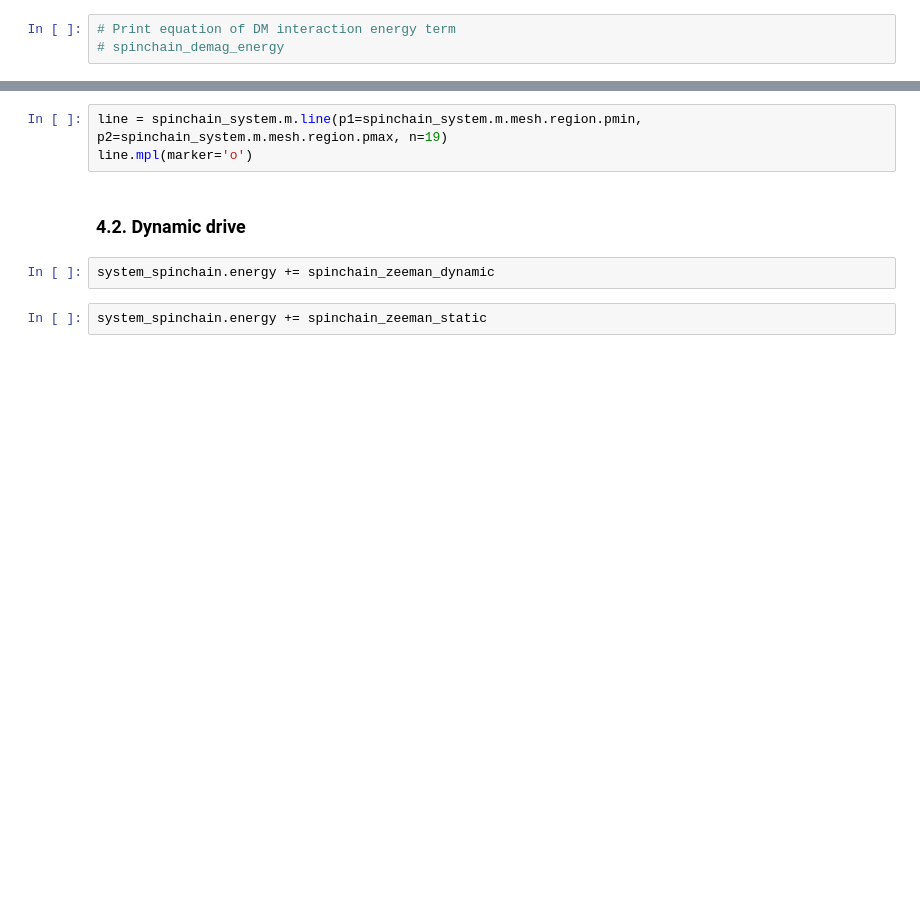
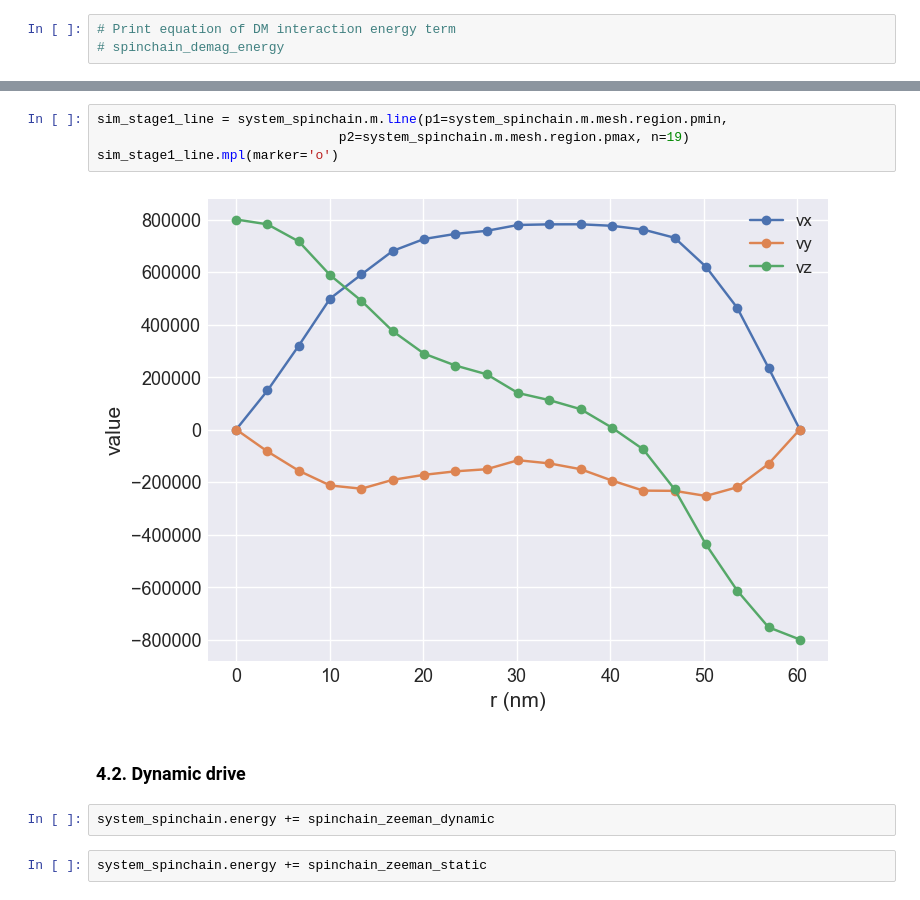
Before and after one commit to cameronmceleney/Ubermag, a Jupyter notebook: include/spinchain_replicate.ipynb, the cells around one changed output, grey strips where cells are left out. Cells and saved outputs as stored; diff of their text form; blank space fills up the shorter version.

```diff
--- a/include/spinchain_replicate.ipynb
+++ b/include/spinchain_replicate.ipynb
@@ -348,6 +558,9 @@ system_spinchain.m.x.sel('z').mpl.scalar(ax=ax1, cmap='magma')
 # %%
-line = spinchain_system.m.line(p1=spinchain_system.m.mesh.region.pmin, p2=spinchain_system.m.mesh.region.pmax, n=19)
-line.mpl(marker='o')
+sim_stage1_line = system_spinchain.m.line(p1=system_spinchain.m.mesh.region.pmin,
+                               p2=system_spinchain.m.mesh.region.pmax, n=19)
+sim_stage1_line.mpl(marker='o')
+# %% [output]
+[figure, added]
 # %% [markdown]
 ### 4.2. Dynamic drive
 # %%
```
Also changed, not shown: parts of 135 cells of this notebook, 40 other files.
